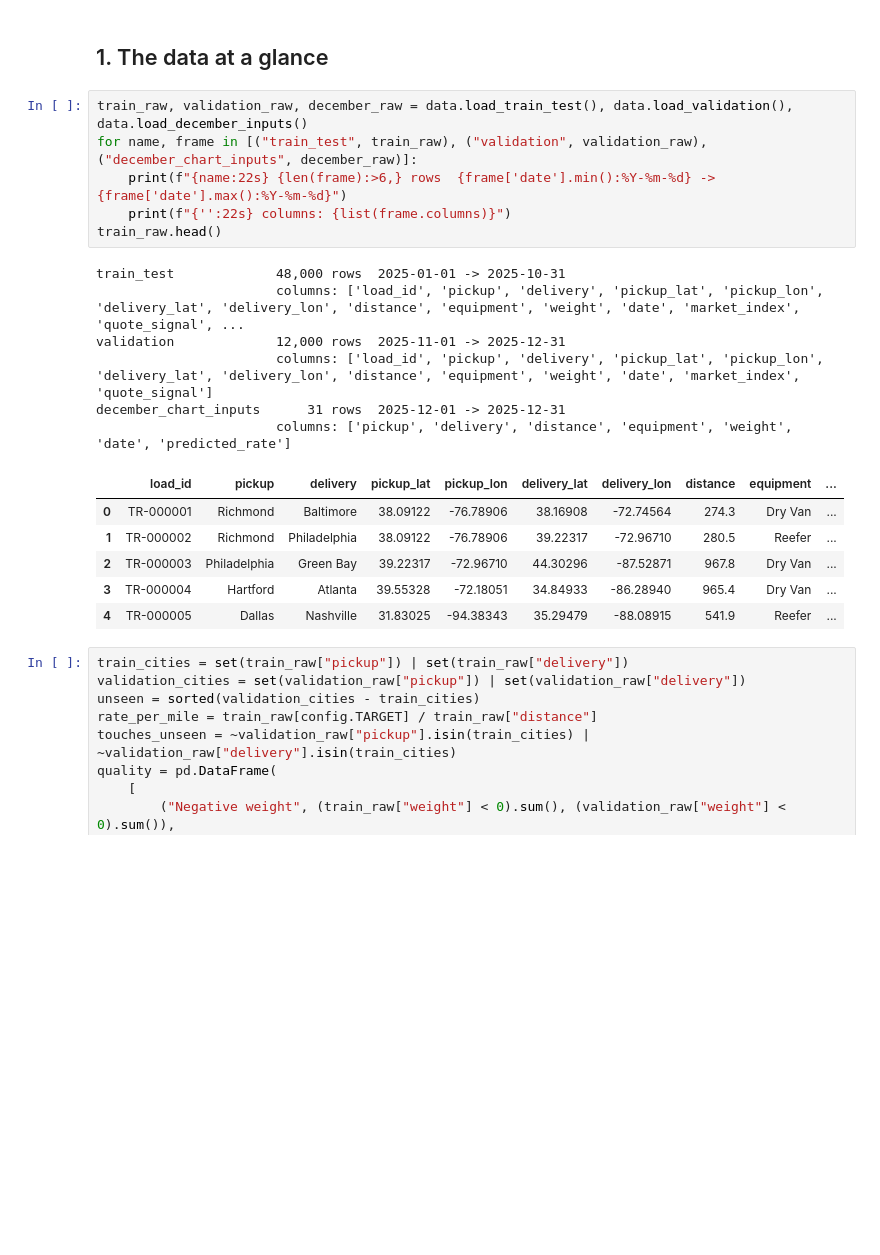
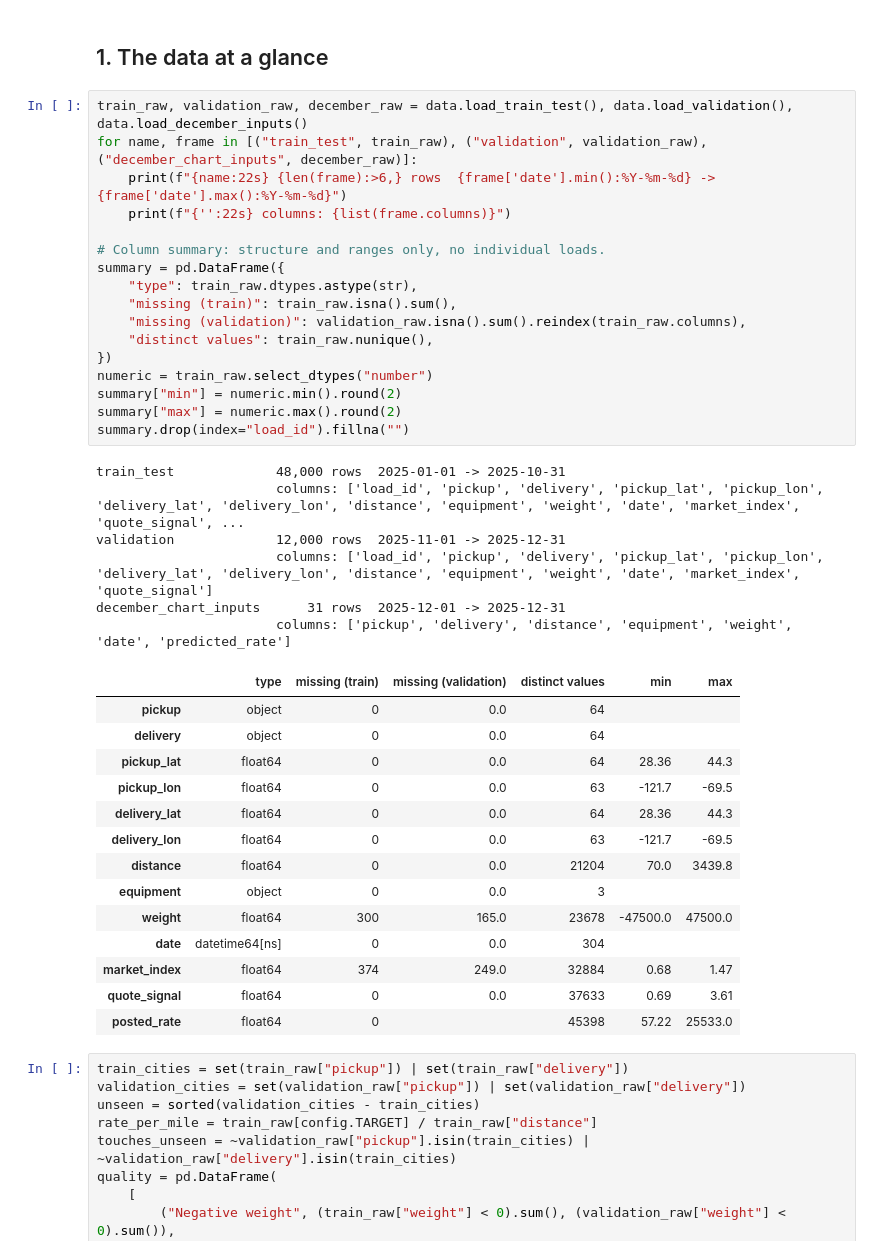
Before and after one commit to Hammad-Amer/Spotter_test, a Jupyter notebook: notebooks/01_eda.ipynb, the cells around one changed output. Cells and saved outputs as stored; diff of their text form; blank space fills up the shorter version.

```diff
--- a/notebooks/01_eda.ipynb
+++ b/notebooks/01_eda.ipynb
@@ -42,22 +42,41 @@ def save(fig, name):
 # %%
 train_raw, validation_raw, december_raw = data.load_train_test(), data.load_validation(), data.load_december_inputs()
 for name, frame in [("train_test", train_raw), ("validation", validation_raw), ("december_chart_inputs", december_raw)]:
     print(f"{name:22s} {len(frame):>6,} rows  {frame['date'].min():%Y-%m-%d} -> {frame['date'].max():%Y-%m-%d}")
     print(f"{'':22s} columns: {list(frame.columns)}")
-train_raw.head()
+
+# Column summary: structure and ranges only, no individual loads.
+summary = pd.DataFrame({
+    "type": train_raw.dtypes.astype(str),
+    "missing (train)": train_raw.isna().sum(),
+    "missing (validation)": validation_raw.isna().sum().reindex(train_raw.columns),
+    "distinct values": train_raw.nunique(),
+})
+numeric = train_raw.select_dtypes("number")
+summary["min"] = numeric.min().round(2)
+summary["max"] = numeric.max().round(2)
+summary.drop(index="load_id").fillna("")
 # %% [output]
 train_test             48,000 rows  2025-01-01 -> 2025-10-31
                        columns: ['load_id', 'pickup', 'delivery', 'pickup_lat', 'pickup_lon', 'delivery_lat', 'delivery_lon', 'distance', 'equipment', 'weight', 'date', 'market_index', 'quote_signal', ...
 validation             12,000 rows  2025-11-01 -> 2025-12-31
                        columns: ['load_id', 'pickup', 'delivery', 'pickup_lat', 'pickup_lon', 'delivery_lat', 'delivery_lon', 'distance', 'equipment', 'weight', 'date', 'market_index', 'quote_signal']
 december_chart_inputs      31 rows  2025-12-01 -> 2025-12-31
                        columns: ['pickup', 'delivery', 'distance', 'equipment', 'weight', 'date', 'predicted_rate']
-|  | load_id | pickup | delivery | pickup_lat | pickup_lon | delivery_lat | delivery_lon | distance | equipment | ... |
-| 0 | TR-000001 | Richmond | Baltimore | 38.09122 | -76.78906 | 38.16908 | -72.74564 | 274.3 | Dry Van | ... |
-| 1 | TR-000002 | Richmond | Philadelphia | 38.09122 | -76.78906 | 39.22317 | -72.96710 | 280.5 | Reefer | ... |
-| 2 | TR-000003 | Philadelphia | Green Bay | 39.22317 | -72.96710 | 44.30296 | -87.52871 | 967.8 | Dry Van | ... |
-| 3 | TR-000004 | Hartford | Atlanta | 39.55328 | -72.18051 | 34.84933 | -86.28940 | 965.4 | Dry Van | ... |
-| 4 | TR-000005 | Dallas | Nashville | 31.83025 | -94.38343 | 35.29479 | -88.08915 | 541.9 | Reefer | ... |
+|  | type | missing (train) | missing (validation) | distinct values | min | max |
+| pickup | object | 0 | 0.0 | 64 |  |  |
+| delivery | object | 0 | 0.0 | 64 |  |  |
+| pickup_lat | float64 | 0 | 0.0 | 64 | 28.36 | 44.3 |
+| pickup_lon | float64 | 0 | 0.0 | 63 | -121.7 | -69.5 |
+| delivery_lat | float64 | 0 | 0.0 | 64 | 28.36 | 44.3 |
+| delivery_lon | float64 | 0 | 0.0 | 63 | -121.7 | -69.5 |
+| distance | float64 | 0 | 0.0 | 21204 | 70.0 | 3439.8 |
+| equipment | object | 0 | 0.0 | 3 |  |  |
+| weight | float64 | 300 | 165.0 | 23678 | -47500.0 | 47500.0 |
+| date | datetime64[ns] | 0 | 0.0 | 304 |  |  |
+| market_index | float64 | 374 | 249.0 | 32884 | 0.68 | 1.47 |
+| quote_signal | float64 | 0 | 0.0 | 37633 | 0.69 | 3.61 |
+| posted_rate | float64 | 0 |  | 45398 | 57.22 | 25533.0 |
 # %%
 train_cities = set(train_raw["pickup"]) | set(train_raw["delivery"])
 validation_cities = set(validation_raw["pickup"]) | set(validation_raw["delivery"])
```
Also changed, not shown: 6 other files.
